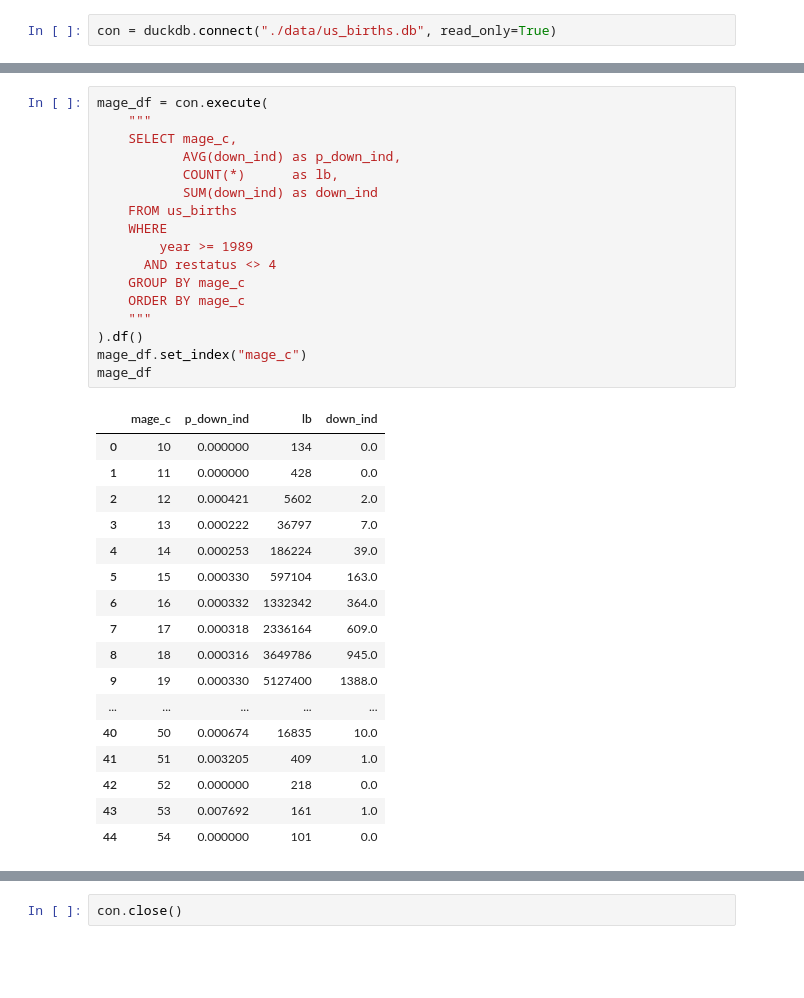
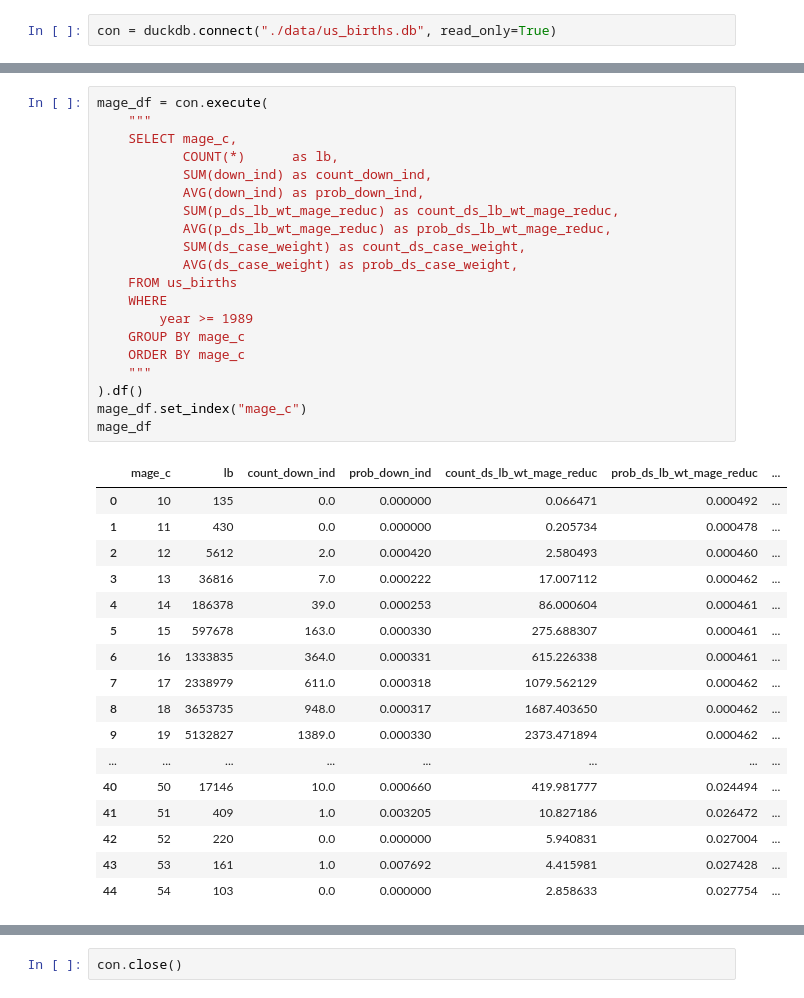
Before and after one commit to frankbuckley/ds-births-populations, a Jupyter notebook: projects/us-birth-certificates/notes-maternal-age.ipynb, the cells around one changed output, grey strips where cells are left out. Cells and saved outputs as stored; diff of their text form; blank space fills up the shorter version.

```diff
--- a/projects/us-birth-certificates/notes-maternal-age.ipynb
+++ b/projects/us-birth-certificates/notes-maternal-age.ipynb
@@ -65,36 +19,39 @@ year_summary_df
 # %%
 mage_df = con.execute(
     """
     SELECT mage_c,
-           AVG(down_ind) as p_down_ind,
            COUNT(*)      as lb,
-           SUM(down_ind) as down_ind
+           SUM(down_ind) as count_down_ind,
+           AVG(down_ind) as prob_down_ind,
+           SUM(p_ds_lb_wt_mage_reduc) as count_ds_lb_wt_mage_reduc,
+           AVG(p_ds_lb_wt_mage_reduc) as prob_ds_lb_wt_mage_reduc,
+           SUM(ds_case_weight) as count_ds_case_weight,
+           AVG(ds_case_weight) as prob_ds_case_weight,
     FROM us_births
     WHERE
         year >= 1989
-      AND restatus <> 4
     GROUP BY mage_c
     ORDER BY mage_c
     """
 ).df()
 mage_df.set_index("mage_c")
 mage_df
 # %% [output]
-|  | mage_c | p_down_ind | lb | down_ind |
-| 0 | 10 | 0.000000 | 134 | 0.0 |
-| 1 | 11 | 0.000000 | 428 | 0.0 |
-| 2 | 12 | 0.000421 | 5602 | 2.0 |
-| 3 | 13 | 0.000222 | 36797 | 7.0 |
-| 4 | 14 | 0.000253 | 186224 | 39.0 |
-| 5 | 15 | 0.000330 | 597104 | 163.0 |
-| 6 | 16 | 0.000332 | 1332342 | 364.0 |
-| 7 | 17 | 0.000318 | 2336164 | 609.0 |
-| 8 | 18 | 0.000316 | 3649786 | 945.0 |
-| 9 | 19 | 0.000330 | 5127400 | 1388.0 |
-| ... | ... | ... | ... | ... |
-| 40 | 50 | 0.000674 | 16835 | 10.0 |
-| 41 | 51 | 0.003205 | 409 | 1.0 |
-| 42 | 52 | 0.000000 | 218 | 0.0 |
-| 43 | 53 | 0.007692 | 161 | 1.0 |
-| 44 | 54 | 0.000000 | 101 | 0.0 |
+|  | mage_c | lb | count_down_ind | prob_down_ind | count_ds_lb_wt_mage_reduc | prob_ds_lb_wt_mage_reduc | ... |
+| 0 | 10 | 135 | 0.0 | 0.000000 | 0.066471 | 0.000492 | ... |
+| 1 | 11 | 430 | 0.0 | 0.000000 | 0.205734 | 0.000478 | ... |
+| 2 | 12 | 5612 | 2.0 | 0.000420 | 2.580493 | 0.000460 | ... |
+| 3 | 13 | 36816 | 7.0 | 0.000222 | 17.007112 | 0.000462 | ... |
+| 4 | 14 | 186378 | 39.0 | 0.000253 | 86.000604 | 0.000461 | ... |
+| 5 | 15 | 597678 | 163.0 | 0.000330 | 275.688307 | 0.000461 | ... |
+| 6 | 16 | 1333835 | 364.0 | 0.000331 | 615.226338 | 0.000461 | ... |
+| 7 | 17 | 2338979 | 611.0 | 0.000318 | 1079.562129 | 0.000462 | ... |
+| 8 | 18 | 3653735 | 948.0 | 0.000317 | 1687.403650 | 0.000462 | ... |
+| 9 | 19 | 5132827 | 1389.0 | 0.000330 | 2373.471894 | 0.000462 | ... |
+| ... | ... | ... | ... | ... | ... | ... | ... |
+| 40 | 50 | 17146 | 10.0 | 0.000660 | 419.981777 | 0.024494 | ... |
+| 41 | 51 | 409 | 1.0 | 0.003205 | 10.827186 | 0.026472 | ... |
+| 42 | 52 | 220 | 0.0 | 0.000000 | 5.940831 | 0.027004 | ... |
+| 43 | 53 | 161 | 1.0 | 0.007692 | 4.415981 | 0.027428 | ... |
+| 44 | 54 | 103 | 0.0 | 0.000000 | 2.858633 | 0.027754 | ... |
 # %%
```
Also changed, not shown: parts of 9 cells of this notebook, 3 other files.
